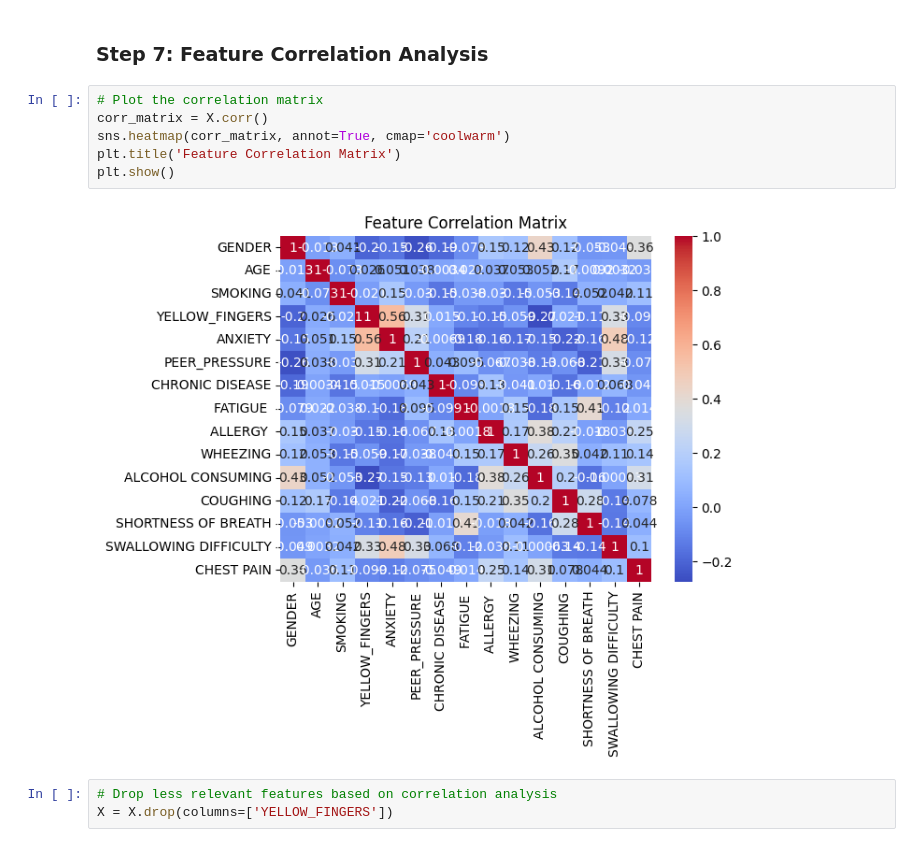
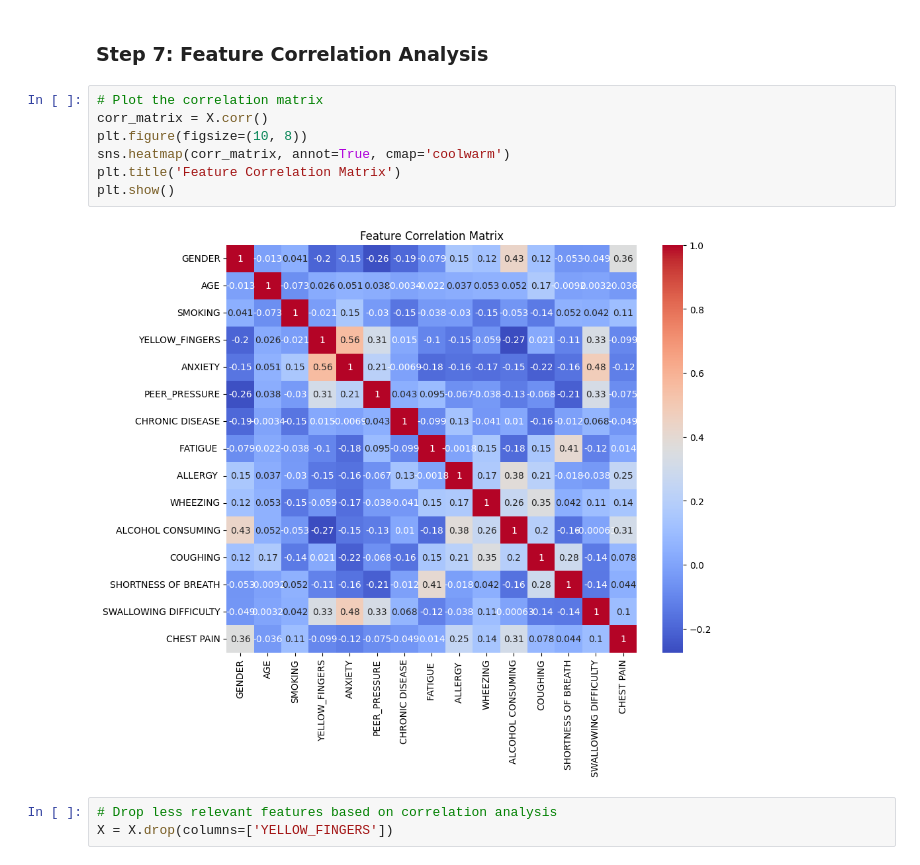
Before and after one commit to AlinaM354276/labs_seminars, a Jupyter notebook: final_project/ml.ipynb, the cells around one changed output. Drawn from its saved outputs; the diff is of its cells as text.

Commit message:
some visualization

```diff
--- a/final_project/ml.ipynb
+++ b/final_project/ml.ipynb
@@ -163,11 +220,12 @@ y = df['LUNG_CANCER']                # Target
 # %%
 # Plot the correlation matrix
 corr_matrix = X.corr()
+plt.figure(figsize=(10, 8))
 sns.heatmap(corr_matrix, annot=True, cmap='coolwarm')
 plt.title('Feature Correlation Matrix')
 plt.show()
 # %% [output]
-[figure, old version]
+[figure, new version]
 # %%
 # Drop less relevant features based on correlation analysis
 X = X.drop(columns=['YELLOW_FINGERS'])
```
Also changed, not shown: parts of 5 cells of this notebook.
